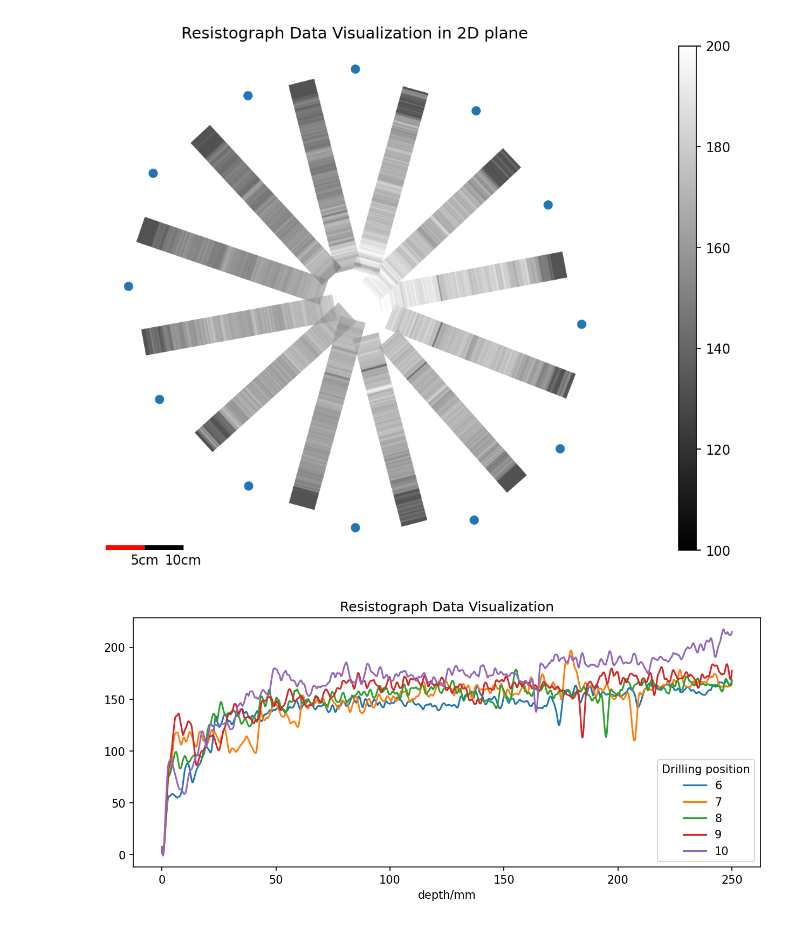
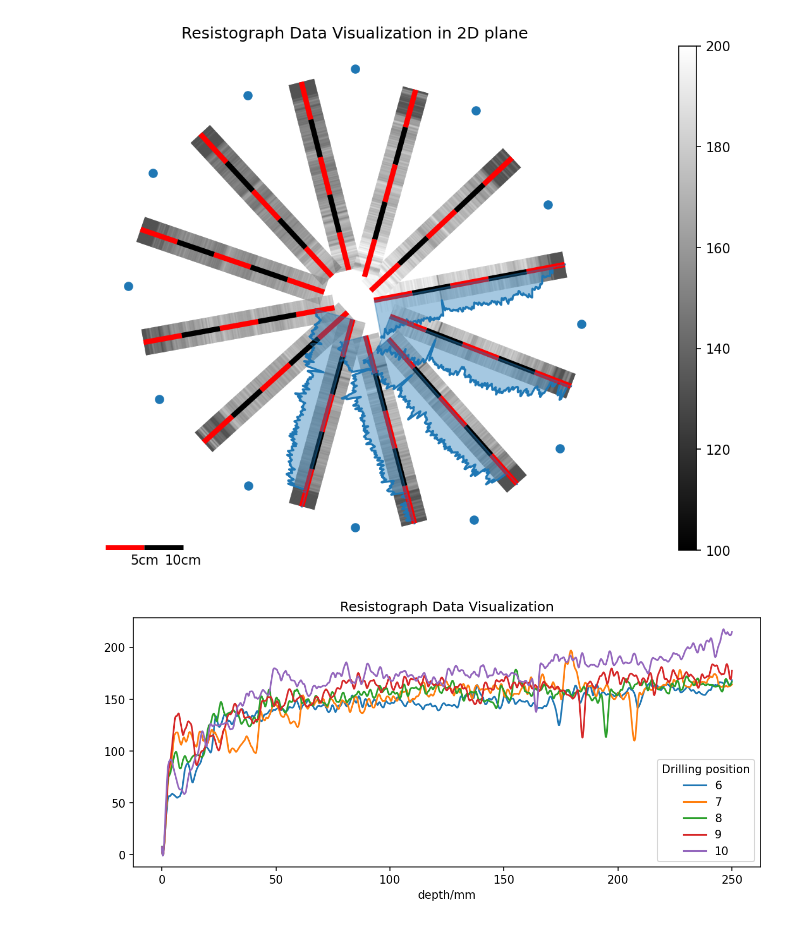
Before and after one commit to robert-marik/resistograph_meets_tomograph, a Jupyter notebook: demo.ipynb, the cells around one changed output. Cells and saved outputs as stored; diff of their text form; code cells hidden in the pictures.

```diff
--- a/demo.ipynb
+++ b/demo.ipynb
@@ -12,34 +19,36 @@ settings_filter = {
 settings_plot = {
     'min': 100,
     'max': 200,
     'step': 10,
     'linewidth': 20,
     'cmap': 'gray'
 }
 scale_length = 250
 
 # Read data
 # Note: Adjust the data_dir and settings as needed for your specific use case
 resistograph_df = read_resistograph_data(data_dir, **settings_filter)
 nodes_df = read_nodes(data_dir)
 
 # Plotting nodes, resistograph data, and scale
 # set higher DPI for better resolution
 plt.rcParams['figure.dpi'] = 150
 plt.rcParams['savefig.dpi'] = 150
 fig, [ax, cax] = plt.subplots(1, 2, figsize=(8, 6), gridspec_kw={'width_ratios': [40, 1]})
 ax.plot(nodes_df['x'], nodes_df['y'], 'o')
 add_resistograph_data(resistograph_df, nodes_df, ax, cax, **settings_plot)
+add_resistograph_graphs(resistograph_df.loc[:,[6,7,8,9,10]], nodes_df, ax)
+add_all_scales_along_path(ax, resistograph_df.columns, nodes_df, scale_length)
 add_scale(ax)
 
 # Final adjustments
 ax.set_title('Resistograph Data Visualization in 2D plane')
 ax.set_aspect(1)
 plt.tight_layout()
 fig.savefig("fig1.png")
 plt.show()
 # %% [output]
-[figure, old version]
+[figure, new version]
 # %%
 plotly_settings = {'backend': 'plotly',
     'labels': {'value': 'Resistograph Value'},
```
Also changed, not shown: parts of 1 cell of this notebook.
